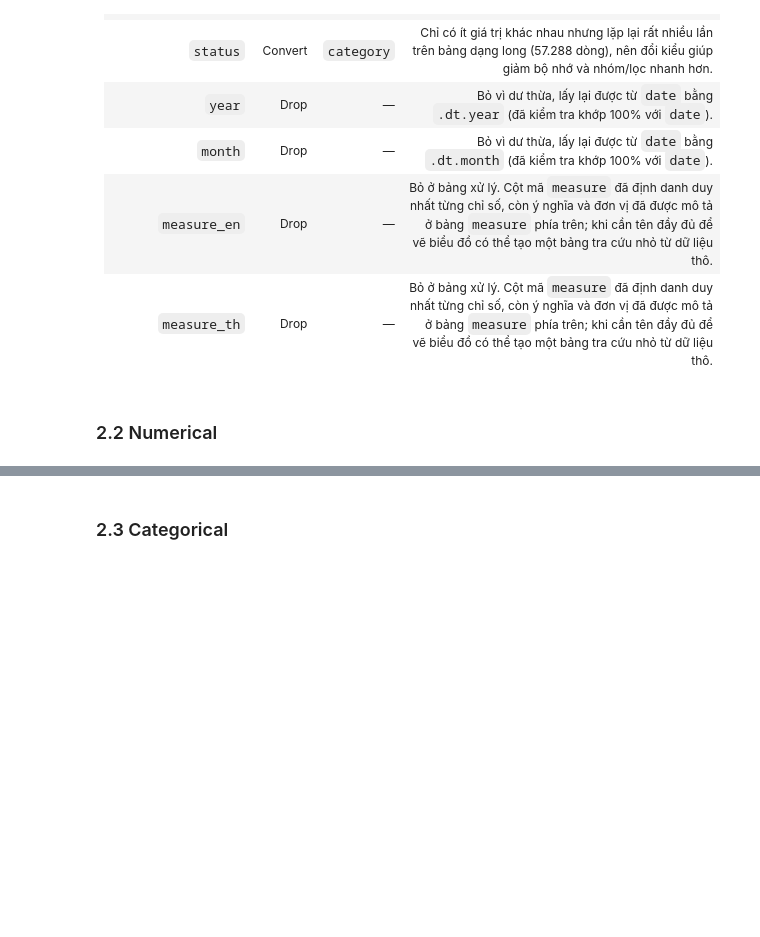
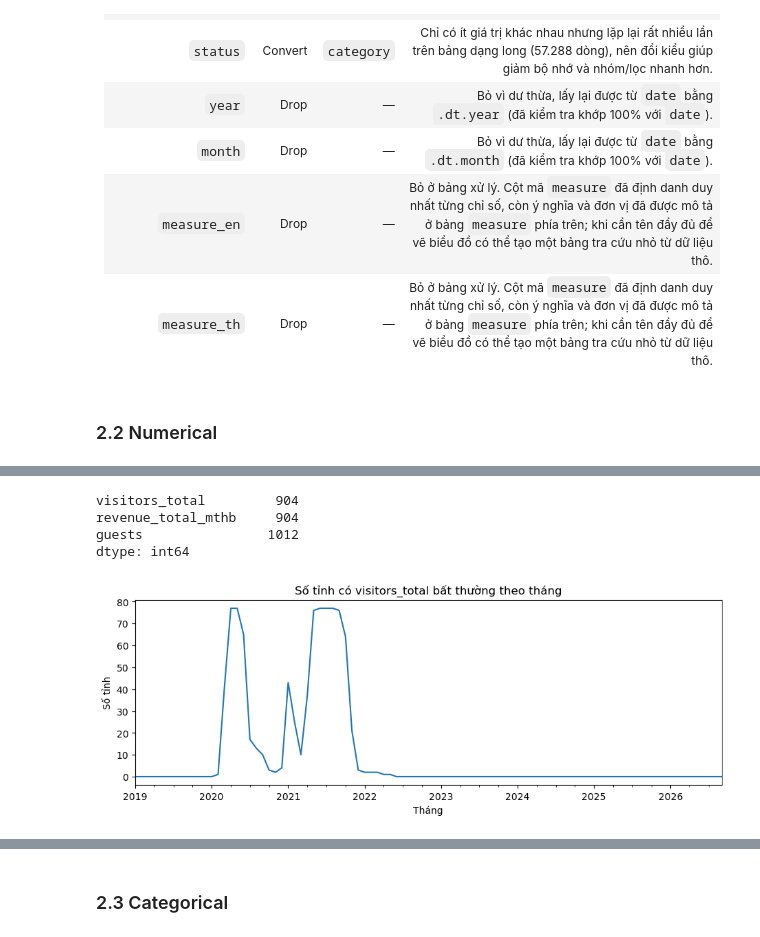
Before and after one commit to truongtin2006k-wq/thai-tourism, a Jupyter notebook: notebooks/01_collection_exploration.ipynb, the cells around one changed output, grey strips where cells are left out. Saved outputs shown, nothing was run; the diff lists cells and outputs as text; code cells hidden in the pictures; blank space fills up the shorter version.

```diff
--- a/notebooks/01_collection_exploration.ipynb
+++ b/notebooks/01_collection_exploration.ipynb
@@ -308,0 +315,20 @@ visitors_total                 1           1     1
+# %%
+# [CODE] 2.2.0
+import numpy as np
+import matplotlib.pyplot as plt
+
+wide = df.pivot_table(
+    index=["date", "province_en", "region", "status"],
+    columns="measure", values="value", aggfunc="first",
+    observed=True,                      # tránh tạo tổ hợp rỗng khi cột là category
+).reset_index()
+wide.columns.name = None
+wide["date"] = pd.to_datetime(wide["date"])
+
+count_cols = ["guests", "visitors_total", "visitors_thai", "visitors_foreign"]
+rev_cols   = ["revenue_total_mthb", "revenue_thai_mthb", "revenue_foreign_mthb"]
+num_cols   = count_cols + rev_cols + ["occupancy_rate_pct"]
+
+print("Số dòng wide:", wide.shape[0], "| kỳ vọng:", df["province_en"].nunique() * df["date"].nunique())
+print(wide[num_cols].isna().sum().sum(), "ô NaN")
+wide
@@ -308,0 +501,19 @@ visitors_total                 1           1     1
+# %%
+# [CODE] 2.2.5b: robust z-score trong từng tỉnh (trên log)
+cols = ["visitors_total", "revenue_total_mthb", "guests"]
+lg  = np.log1p(wide[cols])
+med = lg.groupby(wide["province_en"]).transform("median")
+mad = (lg - med).abs().groupby(wide["province_en"]).transform("median")
+rz  = 0.6745 * (lg - med) / mad.replace(0, np.nan)
+out = rz.abs() > 3.5
+print(out.sum())
+
+out["visitors_total"].groupby(wide["date"]).sum().plot(figsize=(11, 3.5),
+    title="Số tỉnh có visitors_total bất thường theo tháng")
+plt.ylabel("Số tỉnh"); plt.xlabel("Tháng"); plt.show()
+# %% [output]
+visitors_total         904
+revenue_total_mthb     904
+guests                1012
+dtype: int64
+[figure, added]
```
Also changed, not shown: parts of 65 cells of this notebook.
